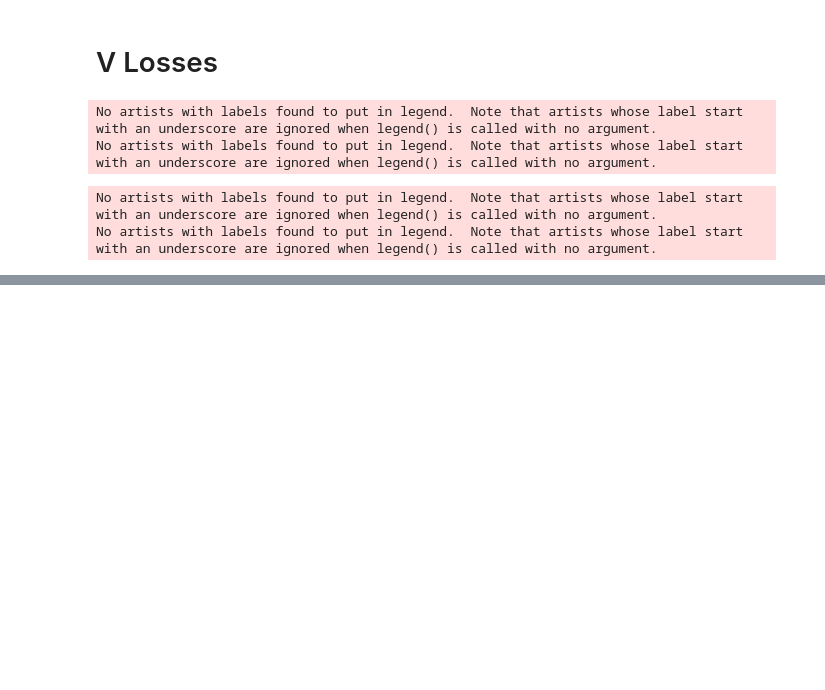
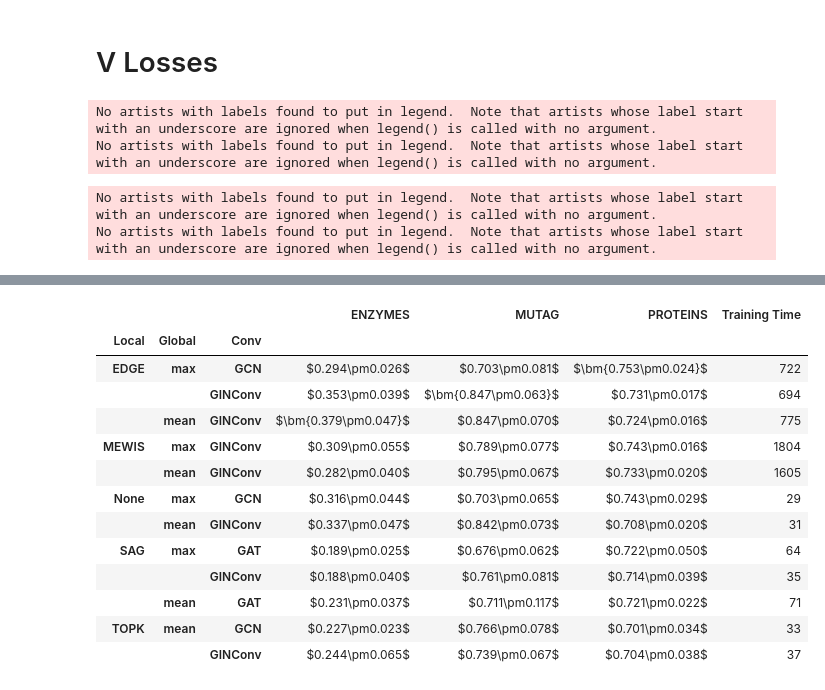
Before and after one commit to AntoineTSP/ML_research_seminar, a Jupyter notebook: Visualisation/Resultats_graphiques_GNN.ipynb, the cells around one changed output, grey strips where cells are left out. Drawn from its saved outputs; the diff is of its cells as text; code cells hidden in the pictures; blank space fills up the shorter version.

Commit message:
New results NCI1 New homophily for NCI1 Multiple tables updated

```diff
--- a/Visualisation/Resultats_graphiques_GNN.ipynb
+++ b/Visualisation/Resultats_graphiques_GNN.ipynb
@@ -126,0 +246,2 @@ No artists with labels found to put in legend.  Note that artists whose label st
+# %%
+df, df_best_architecture, df_worst_architecture, average_ranking_df_archi, df_by_architecture, df_best_pooling, df_worst_pooling, average_ranking_df_pooling, df_by_pooling = to_table(list_dict, per_dataset=True)
@@ -126,0 +315,17 @@ No artists with labels found to put in legend.  Note that artists whose label st
+# %%
+df_by_pooling.sort_index()
+# %% [output]
+|  |  |  | ENZYMES | MUTAG | PROTEINS | Training Time |
+| Local | Global | Conv |  |  |  |  |
+| EDGE | max | GCN | $0.294\pm0.026$ | $0.703\pm0.081$ | $\bm{0.753\pm0.024}$ | 722 |
+|  |  | GINConv | $0.353\pm0.039$ | $\bm{0.847\pm0.063}$ | $0.731\pm0.017$ | 694 |
+|  | mean | GINConv | $\bm{0.379\pm0.047}$ | $0.847\pm0.070$ | $0.724\pm0.016$ | 775 |
+| MEWIS | max | GINConv | $0.309\pm0.055$ | $0.789\pm0.077$ | $0.743\pm0.016$ | 1804 |
+|  | mean | GINConv | $0.282\pm0.040$ | $0.795\pm0.067$ | $0.733\pm0.020$ | 1605 |
+| None | max | GCN | $0.316\pm0.044$ | $0.703\pm0.065$ | $0.743\pm0.029$ | 29 |
+|  | mean | GINConv | $0.337\pm0.047$ | $0.842\pm0.073$ | $0.708\pm0.020$ | 31 |
+| SAG | max | GAT | $0.189\pm0.025$ | $0.676\pm0.062$ | $0.722\pm0.050$ | 64 |
+|  |  | GINConv | $0.188\pm0.040$ | $0.761\pm0.081$ | $0.714\pm0.039$ | 35 |
+|  | mean | GAT | $0.231\pm0.037$ | $0.711\pm0.117$ | $0.721\pm0.022$ | 71 |
+| TOPK | mean | GCN | $0.227\pm0.023$ | $0.766\pm0.078$ | $0.701\pm0.034$ | 33 |
+|  |  | GINConv | $0.244\pm0.065$ | $0.739\pm0.067$ | $0.704\pm0.038$ | 37 |
```
Also changed, not shown: parts of 12 cells of this notebook, 24 other files.
